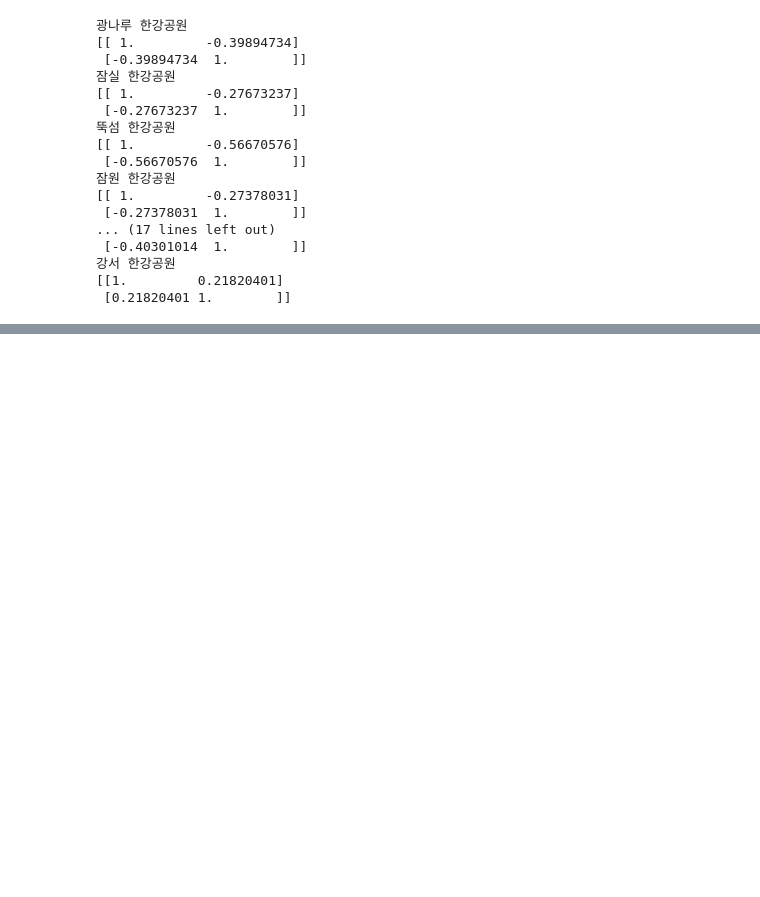
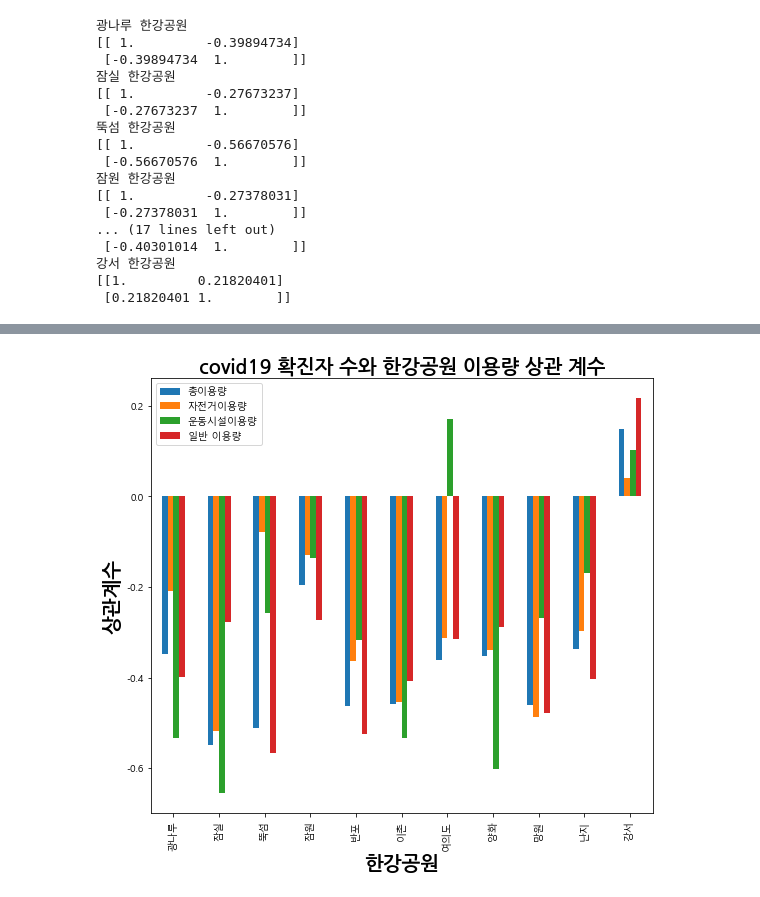
Before and after one commit to doungge/covid19---hangangpark, a Jupyter notebook: 한강공원과 코로나.ipynb, the cells around one changed output, grey strips where cells are left out. Saved outputs shown, nothing was run; the diff lists cells and outputs as text; code cells hidden in the pictures; blank space fills up the shorter version.

```diff
--- a/한강공원과 코로나.ipynb
+++ b/한강공원과 코로나.ipynb
@@ -1027,3 +993,16 @@ print(np.corrcoef(M_np3['강서구'], M_np3['강서']))
 강서 한강공원
 [[1.         0.10311246]
  [0.10311246 1.        ]]
+# %%
+cor3 = np.array([np.corrcoef(M_np3['강동구'], M_np3['광나루'])[0,1],
+                np.corrcoef(M_np3['송파구'], M_np3['잠실'])[0,1],
+                np.corrcoef(M_np3['광진구'], M_np3['뚝섬'])[0,1],
+                np.corrcoef(M_np3['서초구'], M_np3['잠원'])[0,1],
+                np.corrcoef(M_np3['서초구'], M_np3['반포'])[0,1],
+                np.corrcoef(M_np3['용산구'], M_np3['이촌'])[0,1],
+                np.corrcoef(M_np3['영등포구'], M_np3['여의도'])[0,1],
+                np.corrcoef(M_np3['영등포구'], M_np3['양화'])[0,1],
+                np.corrcoef(M_np3['마포구'], M_np3['망원'])[0,1],
+                np.corrcoef(M_np3['마포구'], M_np3['난지'])[0,1],
+                np.corrcoef(M_np3['강서구'], M_np3['강서'])[0,1]])
+cor3
@@ -1295,3 +1256,16 @@ print(np.corrcoef(M_np4['강서구'], M_np4['강서']))
 강서 한강공원
 [[1.         0.21820401]
  [0.21820401 1.        ]]
+# %%
+cor4 = np.array([np.corrcoef(M_np4['강동구'], M_np4['광나루'])[0,1],
+                np.corrcoef(M_np4['송파구'], M_np4['잠실'])[0,1],
+                np.corrcoef(M_np4['광진구'], M_np4['뚝섬'])[0,1],
+                np.corrcoef(M_np4['서초구'], M_np4['잠원'])[0,1],
+                np.corrcoef(M_np4['서초구'], M_np4['반포'])[0,1],
+                np.corrcoef(M_np4['용산구'], M_np4['이촌'])[0,1],
+                np.corrcoef(M_np4['영등포구'], M_np4['여의도'])[0,1],
+                np.corrcoef(M_np4['영등포구'], M_np4['양화'])[0,1],
+                np.corrcoef(M_np4['마포구'], M_np4['망원'])[0,1],
+                np.corrcoef(M_np4['마포구'], M_np4['난지'])[0,1],
+                np.corrcoef(M_np4['강서구'], M_np4['강서'])[0,1]])
+cor4
@@ -1500,0 +1467,8 @@ plt.show()
+# %%
+index1 = ['총이용량','자전거이용량','운동시설이용량','일반 이용량']
+columns1 = ['광나루','잠실','뚝섬','잠원','반포','이촌','여의도','양화','망원','난지','강서']
+df1 = pd.DataFrame([cor1,cor2, cor3, cor4],index=index1, columns=columns1)
+df1= df1.T
+df1
+df1.reset_index(inplace = True)
+df1
@@ -1500,0 +1488,11 @@ plt.show()
+# %%
+from matplotlib import font_manager, rc
+font_name = font_manager.FontProperties(fname="c:/Windows/Fonts/malgun.ttf").get_name()
+rc('font', family=font_name)
+df1.plot(x='index', y=['총이용량','자전거이용량','운동시설이용량','일반 이용량'], kind="bar",figsize=(9,8))
+plt.title('covid19 확진자 수와 한강공원 이용량 상관 계수', fontproperties= fontprop)
+plt.xlabel('한강공원', fontproperties = fontprop)
+plt.ylabel('상관계수', fontproperties = fontprop)
+plt.show()
+# %% [output]
+[figure, added]
```
Also changed, not shown: parts of 20 cells of this notebook.
